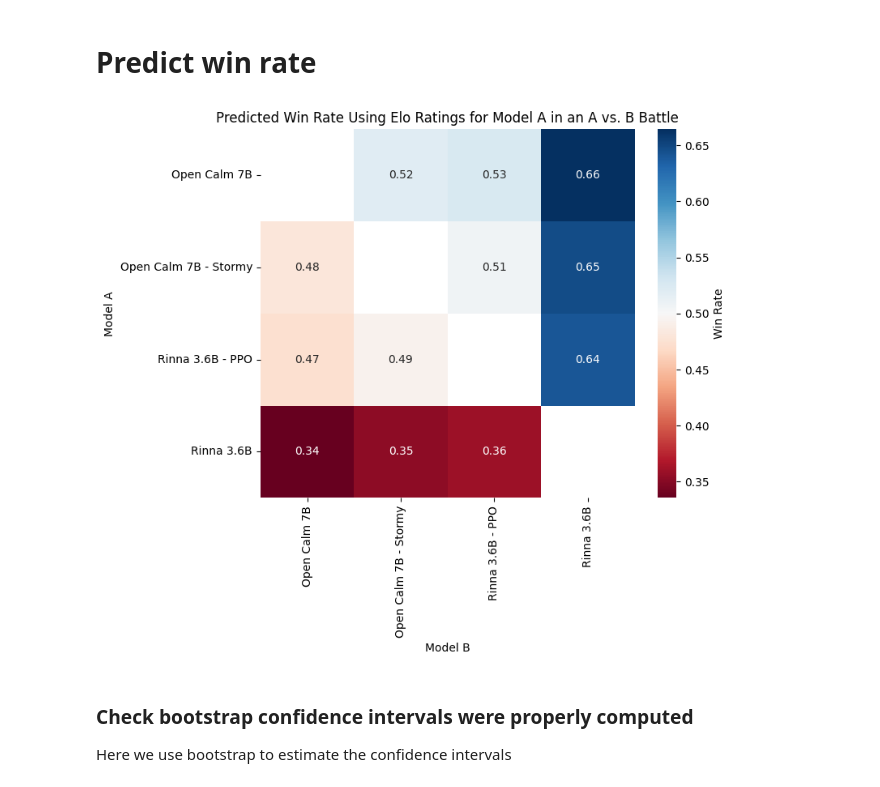
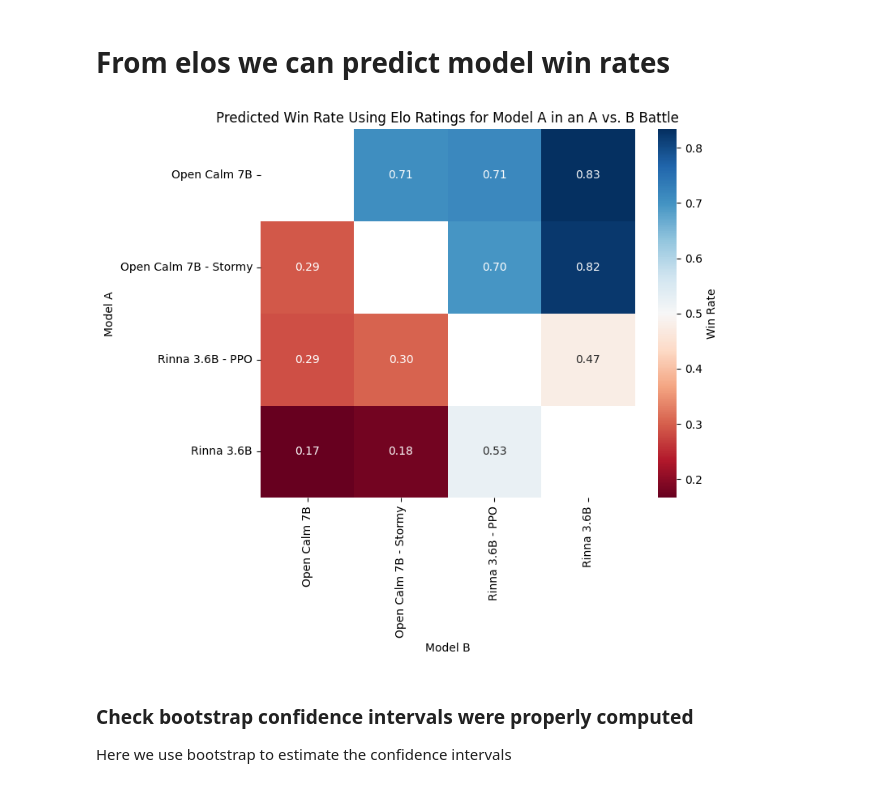
Before and after one commit to yuzu-ai/japanese-llm-ranking, a Jupyter notebook: elo/vizualization.ipynb, the cells around one changed output. Saved outputs shown, nothing was run; the diff lists cells and outputs as text; code cells hidden in the pictures.

```diff
--- a/elo/vizualization.ipynb
+++ b/elo/vizualization.ipynb
@@ -284,7 +223,7 @@ compute_elo(results, K, S, BASE, INITIAL_ELO, ETA)
 # %% [markdown]
-# Predict win rate
+# From elos we can predict model win rates
 # %%
-def predict_win_rate(standings, K=32, SCALE=400, BASE=10, INIT_RATING=1000):
+def predict_win_rate(standings, SCALE=400, BASE=10, ETA=0):
     names = sorted(list(standings["model"]))
     wins = defaultdict(lambda: defaultdict(lambda: 0))
     for a in names:
@@ -298,6 +237,7 @@ def predict_win_rate(standings, K=32, SCALE=400, BASE=10, INIT_RATING=1000):
                         - standings.loc[standings["model"] == a, "elo"].values[0]
                     )
                     / SCALE
+                    - ETA/ np.log(BASE)
                 )
             )
             wins[a][b] = ea
@@ -310,23 +250,23 @@ def predict_win_rate(standings, K=32, SCALE=400, BASE=10, INIT_RATING=1000):
     df.columns.name = "model_b"
     return df.T
 # %%
-win_rate = predict_win_rate(standings)
+win_rate = predict_win_rate(standings, SCALE=S, BASE=BASE, ETA=ETA)
 
 ordered_models = win_rate.mean(axis=1).sort_values(ascending=False).index
 ordered_win_rate = win_rate.loc[ordered_models, ordered_models]
 
 fig, ax = plt.subplots(figsize=(8, 7))
 ax = sns.heatmap(
     ordered_win_rate, annot=True, fmt=".2f", cmap="RdBu", cbar_kws={"label": "Win Rate"}
 )
 ax.set_title("Predicted Win Rate Using Elo Ratings for Model A in an A vs. B Battle")
 ax.set_xlabel("Model B")
 ax.set_ylabel("Model A")
 plt.tight_layout()
 # plt.savefig('elo_predicted_win_rate.png')
 plt.show()
 # %% [output]
-[figure, old version]
+[figure, new version]
 # %% [markdown]
 ### Check bootstrap confidence intervals were properly computed
 
```
Also changed, not shown: parts of 38 cells of this notebook, 4 other files.
